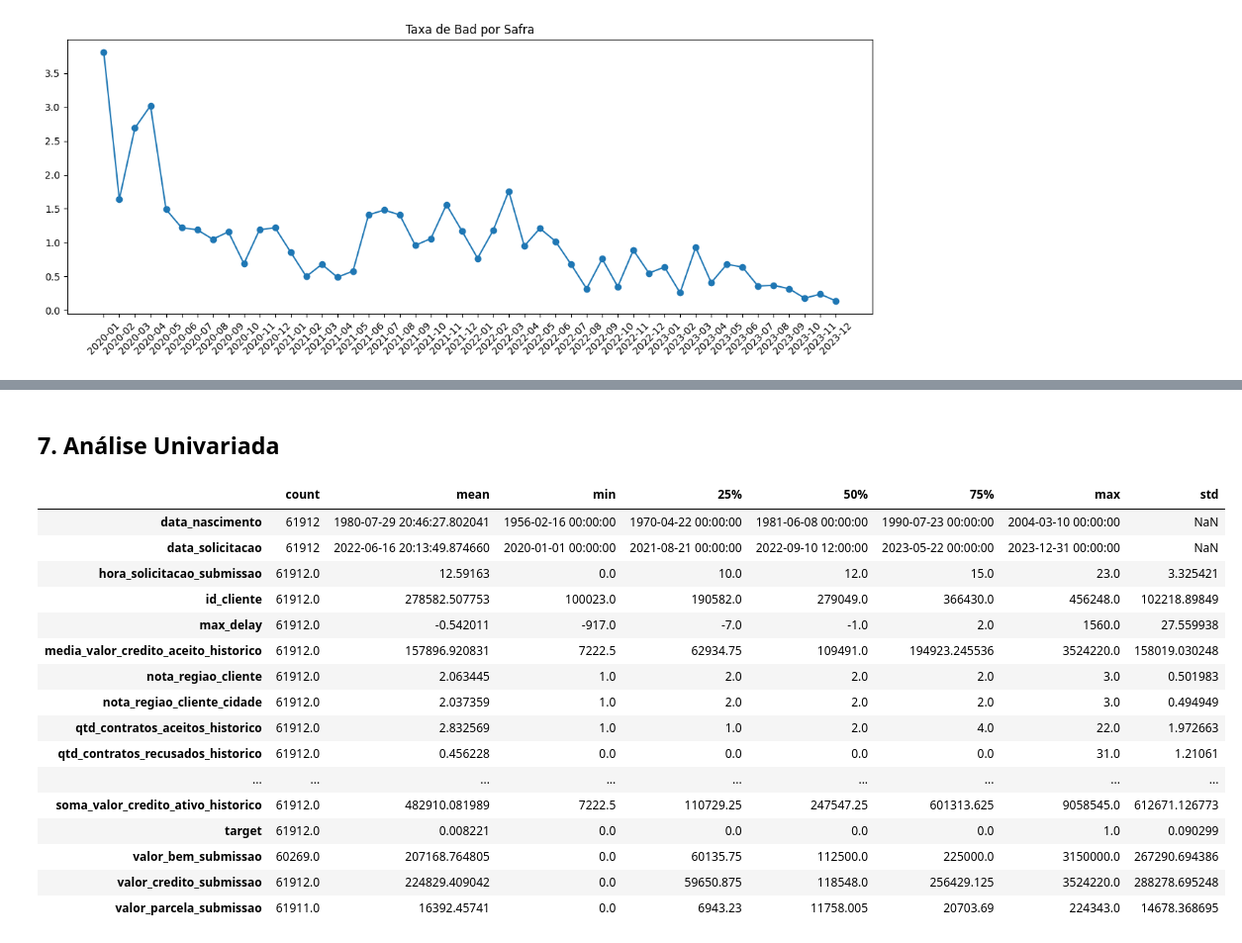
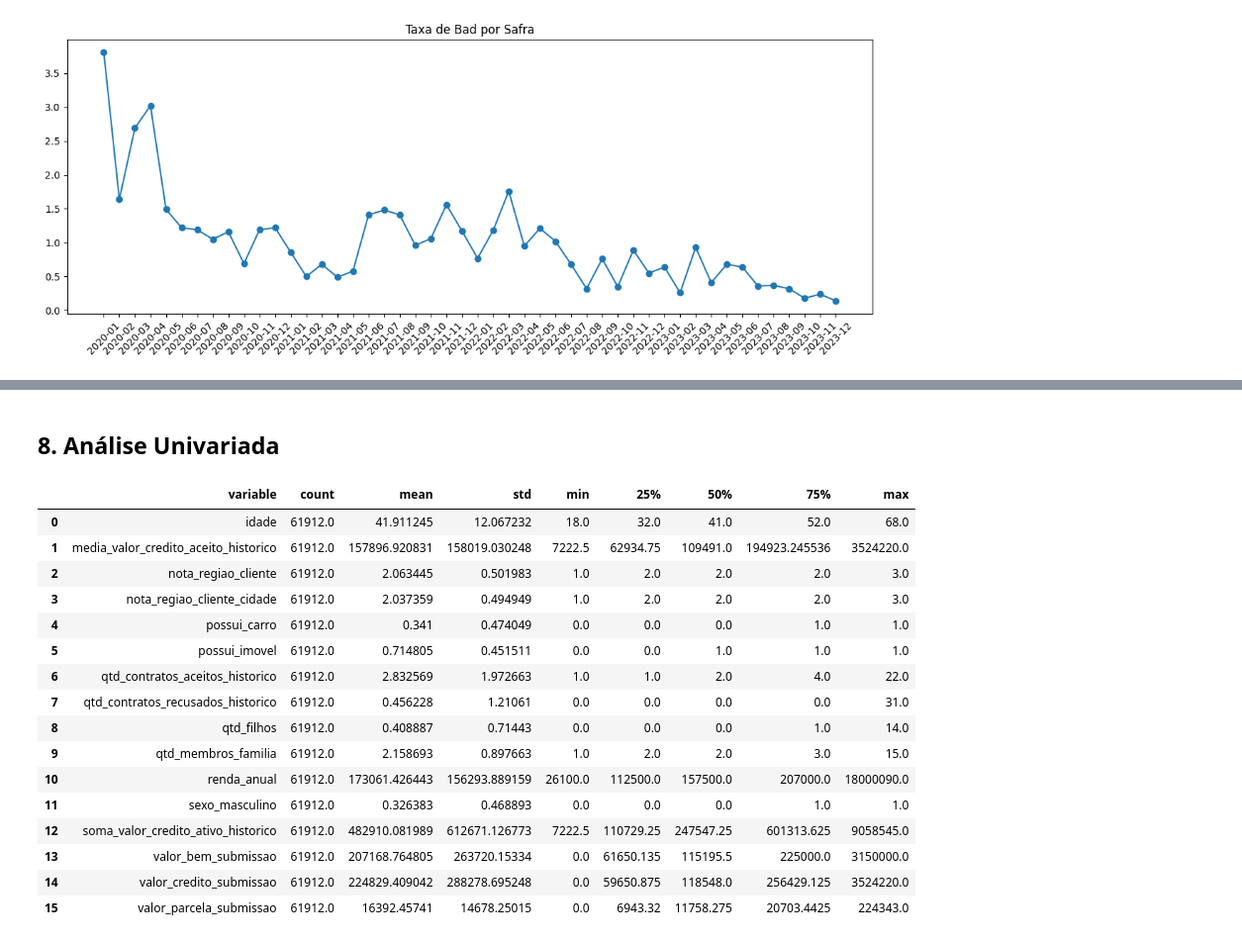
Before and after one commit to RenanScavazzini/case_datarisk, a Jupyter notebook: notebooks/03_eda.ipynb, the cells around one changed output, grey strips where cells are left out. Shown at 99% size. Cells and saved outputs as stored; diff of their text form; code cells hidden in the pictures.

```diff
--- a/notebooks/03_eda.ipynb
+++ b/notebooks/03_eda.ipynb
@@ -107,0 +170,7 @@ target_by_safra(train_base)
+# %%
+train_base, tipos_var = create_age_feature(
+    train_base,
+    tipos_var
+)
+
+display(tipos_var)
@@ -133,0 +244,15 @@ plot_missing(train_base)
+# %%
+vars_remover = [
+    "max_delay",
+    "ever_30",
+    "ever_45",
+    "ever_60",
+    "ever_90",
+    "ocupacao"
+]
+
+train_base, tipos_var = remove_variables(
+    train_base,
+    tipos_var,
+    vars_remover
+)
@@ -133,0 +272,9 @@ plot_missing(train_base)
+# %%
+imputation_report, dicionario_imputacao = (
+    build_imputation_dictionary(
+        train_base,
+        tipos_var
+    )
+)
+
+display(imputation_report)
@@ -133,0 +338,7 @@ plot_missing(train_base)
+# %%
+train_base = apply_imputation(
+    train_base,
+    dicionario_imputacao
+)
+
+missing_report(train_base)
@@ -134,23 +365,26 @@ plot_missing(train_base)
 # %% [markdown]
-## 7. Análise Univariada
+## 8. Análise Univariada
 # %%
-numeric_summary(train_base)
+numeric_summary(
+    train_base,
+    tipos_var
+)
 # %% [output]
-|  | count | mean | min | 25% | 50% | 75% | max | std |
-| data_nascimento | 61912 | 1980-07-29 20:46:27.802041 | 1956-02-16 00:00:00 | 1970-04-22 00:00:00 | 1981-06-08 00:00:00 | 1990-07-23 00:00:00 | 2004-03-10 00:00:00 | NaN |
-| data_solicitacao | 61912 | 2022-06-16 20:13:49.874660 | 2020-01-01 00:00:00 | 2021-08-21 00:00:00 | 2022-09-10 12:00:00 | 2023-05-22 00:00:00 | 2023-12-31 00:00:00 | NaN |
-| hora_solicitacao_submissao | 61912.0 | 12.59163 | 0.0 | 10.0 | 12.0 | 15.0 | 23.0 | 3.325421 |
-| id_cliente | 61912.0 | 278582.507753 | 100023.0 | 190582.0 | 279049.0 | 366430.0 | 456248.0 | 102218.89849 |
-| max_delay | 61912.0 | -0.542011 | -917.0 | -7.0 | -1.0 | 2.0 | 1560.0 | 27.559938 |
-| media_valor_credito_aceito_historico | 61912.0 | 157896.920831 | 7222.5 | 62934.75 | 109491.0 | 194923.245536 | 3524220.0 | 158019.030248 |
-| nota_regiao_cliente | 61912.0 | 2.063445 | 1.0 | 2.0 | 2.0 | 2.0 | 3.0 | 0.501983 |
-| nota_regiao_cliente_cidade | 61912.0 | 2.037359 | 1.0 | 2.0 | 2.0 | 2.0 | 3.0 | 0.494949 |
-| qtd_contratos_aceitos_historico | 61912.0 | 2.832569 | 1.0 | 1.0 | 2.0 | 4.0 | 22.0 | 1.972663 |
-| qtd_contratos_recusados_historico | 61912.0 | 0.456228 | 0.0 | 0.0 | 0.0 | 0.0 | 31.0 | 1.21061 |
-| ... | ... | ... | ... | ... | ... | ... | ... | ... |
-| soma_valor_credito_ativo_historico | 61912.0 | 482910.081989 | 7222.5 | 110729.25 | 247547.25 | 601313.625 | 9058545.0 | 612671.126773 |
-| target | 61912.0 | 0.008221 | 0.0 | 0.0 | 0.0 | 0.0 | 1.0 | 0.090299 |
-| valor_bem_submissao | 60269.0 | 207168.764805 | 0.0 | 60135.75 | 112500.0 | 225000.0 | 3150000.0 | 267290.694386 |
-| valor_credito_submissao | 61912.0 | 224829.409042 | 0.0 | 59650.875 | 118548.0 | 256429.125 | 3524220.0 | 288278.695248 |
-| valor_parcela_submissao | 61911.0 | 16392.45741 | 0.0 | 6943.23 | 11758.005 | 20703.69 | 224343.0 | 14678.368695 |
+|  | variable | count | mean | std | min | 25% | 50% | 75% | max |
+| 0 | idade | 61912.0 | 41.911245 | 12.067232 | 18.0 | 32.0 | 41.0 | 52.0 | 68.0 |
+| 1 | media_valor_credito_aceito_historico | 61912.0 | 157896.920831 | 158019.030248 | 7222.5 | 62934.75 | 109491.0 | 194923.245536 | 3524220.0 |
+| 2 | nota_regiao_cliente | 61912.0 | 2.063445 | 0.501983 | 1.0 | 2.0 | 2.0 | 2.0 | 3.0 |
+| 3 | nota_regiao_cliente_cidade | 61912.0 | 2.037359 | 0.494949 | 1.0 | 2.0 | 2.0 | 2.0 | 3.0 |
+| 4 | possui_carro | 61912.0 | 0.341 | 0.474049 | 0.0 | 0.0 | 0.0 | 1.0 | 1.0 |
+| 5 | possui_imovel | 61912.0 | 0.714805 | 0.451511 | 0.0 | 0.0 | 1.0 | 1.0 | 1.0 |
+| 6 | qtd_contratos_aceitos_historico | 61912.0 | 2.832569 | 1.972663 | 1.0 | 1.0 | 2.0 | 4.0 | 22.0 |
+| 7 | qtd_contratos_recusados_historico | 61912.0 | 0.456228 | 1.21061 | 0.0 | 0.0 | 0.0 | 0.0 | 31.0 |
+| 8 | qtd_filhos | 61912.0 | 0.408887 | 0.71443 | 0.0 | 0.0 | 0.0 | 1.0 | 14.0 |
+| 9 | qtd_membros_familia | 61912.0 | 2.158693 | 0.897663 | 1.0 | 2.0 | 2.0 | 3.0 | 15.0 |
+| 10 | renda_anual | 61912.0 | 173061.426443 | 156293.889159 | 26100.0 | 112500.0 | 157500.0 | 207000.0 | 18000090.0 |
+| 11 | sexo_masculino | 61912.0 | 0.326383 | 0.468893 | 0.0 | 0.0 | 0.0 | 1.0 | 1.0 |
+| 12 | soma_valor_credito_ativo_historico | 61912.0 | 482910.081989 | 612671.126773 | 7222.5 | 110729.25 | 247547.25 | 601313.625 | 9058545.0 |
+| 13 | valor_bem_submissao | 61912.0 | 207168.764805 | 263720.15334 | 0.0 | 61650.135 | 115195.5 | 225000.0 | 3150000.0 |
+| 14 | valor_credito_submissao | 61912.0 | 224829.409042 | 288278.695248 | 0.0 | 59650.875 | 118548.0 | 256429.125 | 3524220.0 |
+| 15 | valor_parcela_submissao | 61912.0 | 16392.45741 | 14678.25015 | 0.0 | 6943.32 | 11758.275 | 20703.4425 | 224343.0 |
 # %%
```
Also changed, not shown: parts of 56 cells of this notebook, 12 other files.
